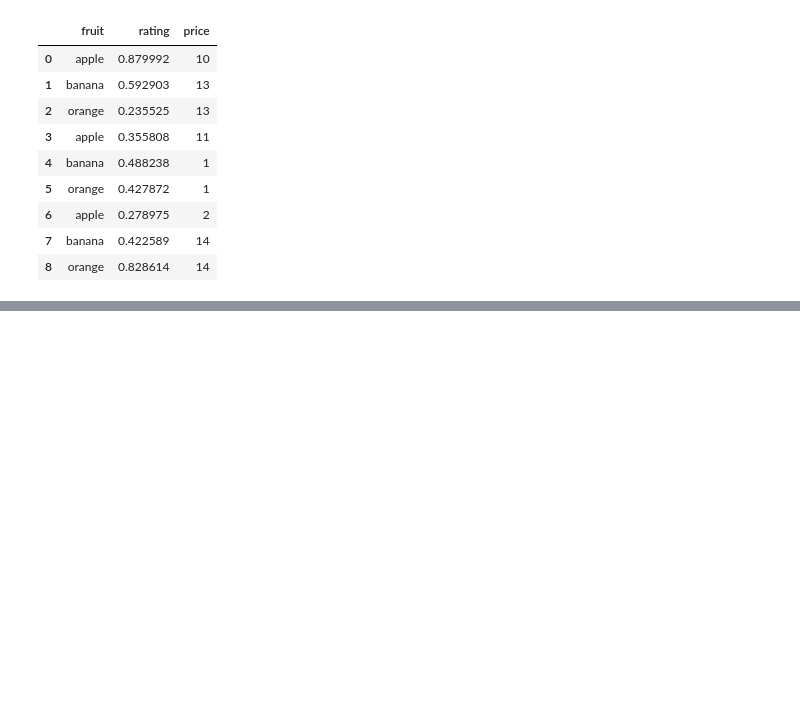
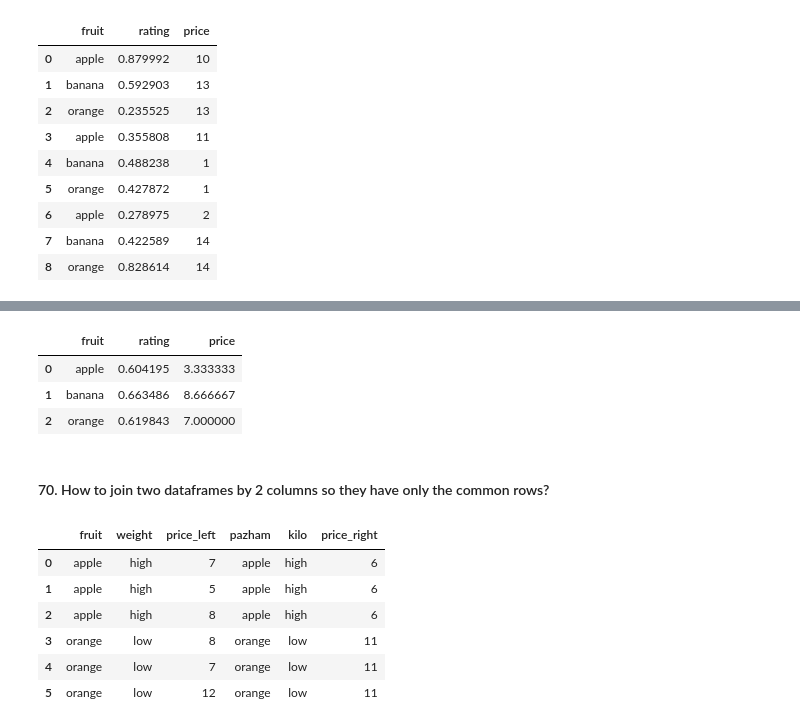
Before and after one commit to KarimaCha/Exercises_Python_NumPy_Pandas, a Jupyter notebook: 03_Pandas_Exercises_KC.ipynb, the cells around one changed output, grey strips where cells are left out. Drawn from its saved outputs; the diff is of its cells as text; code cells hidden in the pictures; blank space fills up the shorter version.

```diff
--- a/03_Pandas_Exercises_KC.ipynb
+++ b/03_Pandas_Exercises_KC.ipynb
@@ -3458,0 +3532,33 @@ Name: 4, dtype: object
+# %%
+# with as_index=False:
+df.groupby('fruit', as_index=False).mean()
+# %% [output]
+|  | fruit | rating | price |
+| 0 | apple | 0.604195 | 3.333333 |
+| 1 | banana | 0.663486 | 8.666667 |
+| 2 | orange | 0.619843 | 7.000000 |
+# %% [markdown]
+#### 70. How to join two dataframes by 2 columns so they have only the common rows?
+# %%
+# Join dataframes df1 and df2 by ‘fruit-pazham’ and ‘weight-kilo’.
+df1 = pd.DataFrame({'fruit': ['apple', 'banana', 'orange'] * 3,
+                    'weight': ['high', 'medium', 'low'] * 3,
+                    'price': np.random.randint(0, 15, 9)})
+
+df2 = pd.DataFrame({'pazham': ['apple', 'orange', 'pine'] * 2,
+                    'kilo': ['high', 'low'] * 3,
+                    'price': np.random.randint(0, 15, 6)})
+# %%
+# Solution: with pd.merge()
+pd.merge(left=df1, right=df2, how='inner',
+         left_on=['fruit', 'weight'],
+         right_on=['pazham', 'kilo'],
+         suffixes=['_left', '_right'])
+# %% [output]
+|  | fruit | weight | price_left | pazham | kilo | price_right |
+| 0 | apple | high | 7 | apple | high | 6 |
+| 1 | apple | high | 5 | apple | high | 6 |
+| 2 | apple | high | 8 | apple | high | 6 |
+| 3 | orange | low | 8 | orange | low | 11 |
+| 4 | orange | low | 7 | orange | low | 11 |
+| 5 | orange | low | 12 | orange | low | 11 |
```
Also changed, not shown: parts of 15 cells of this notebook.
